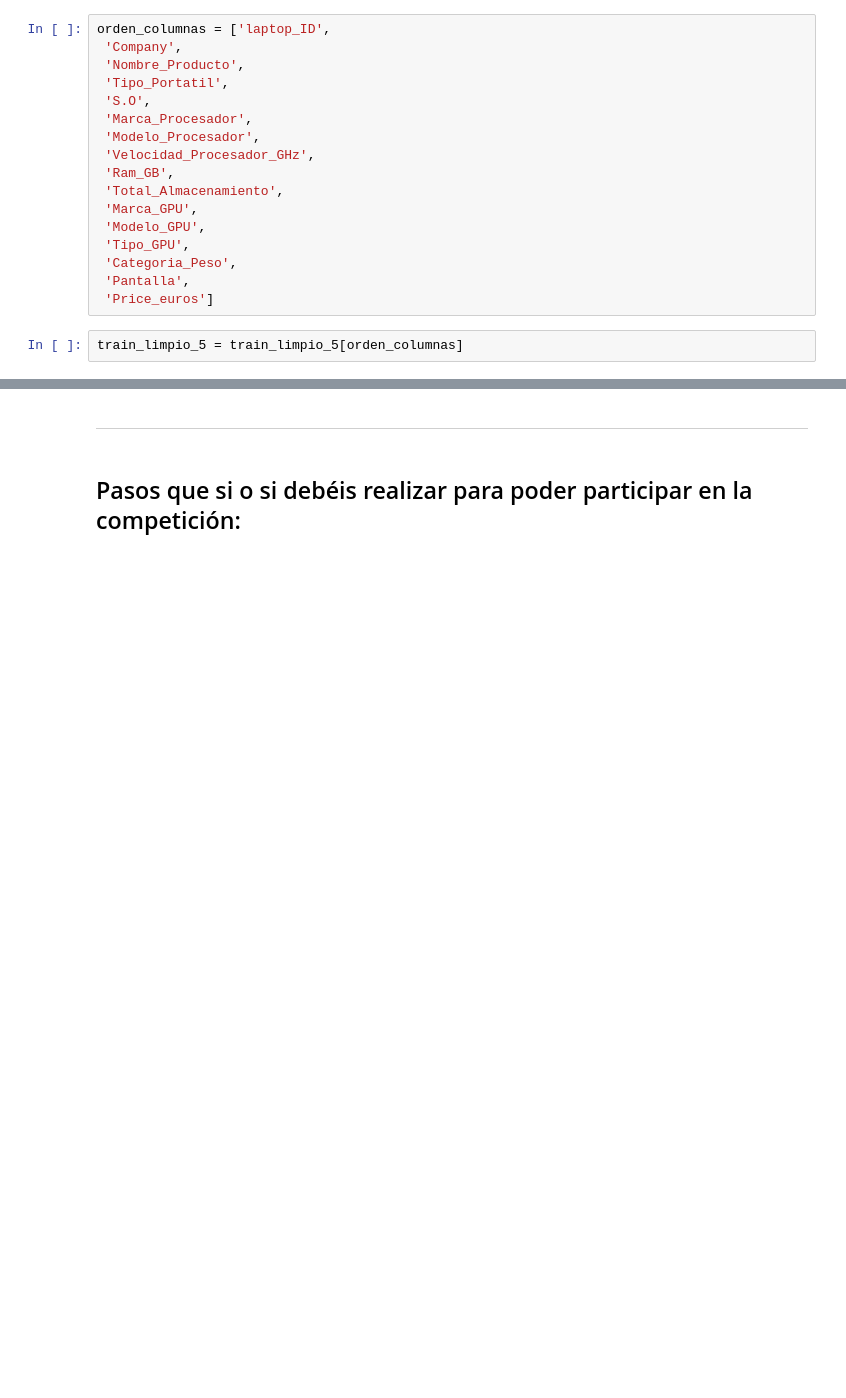
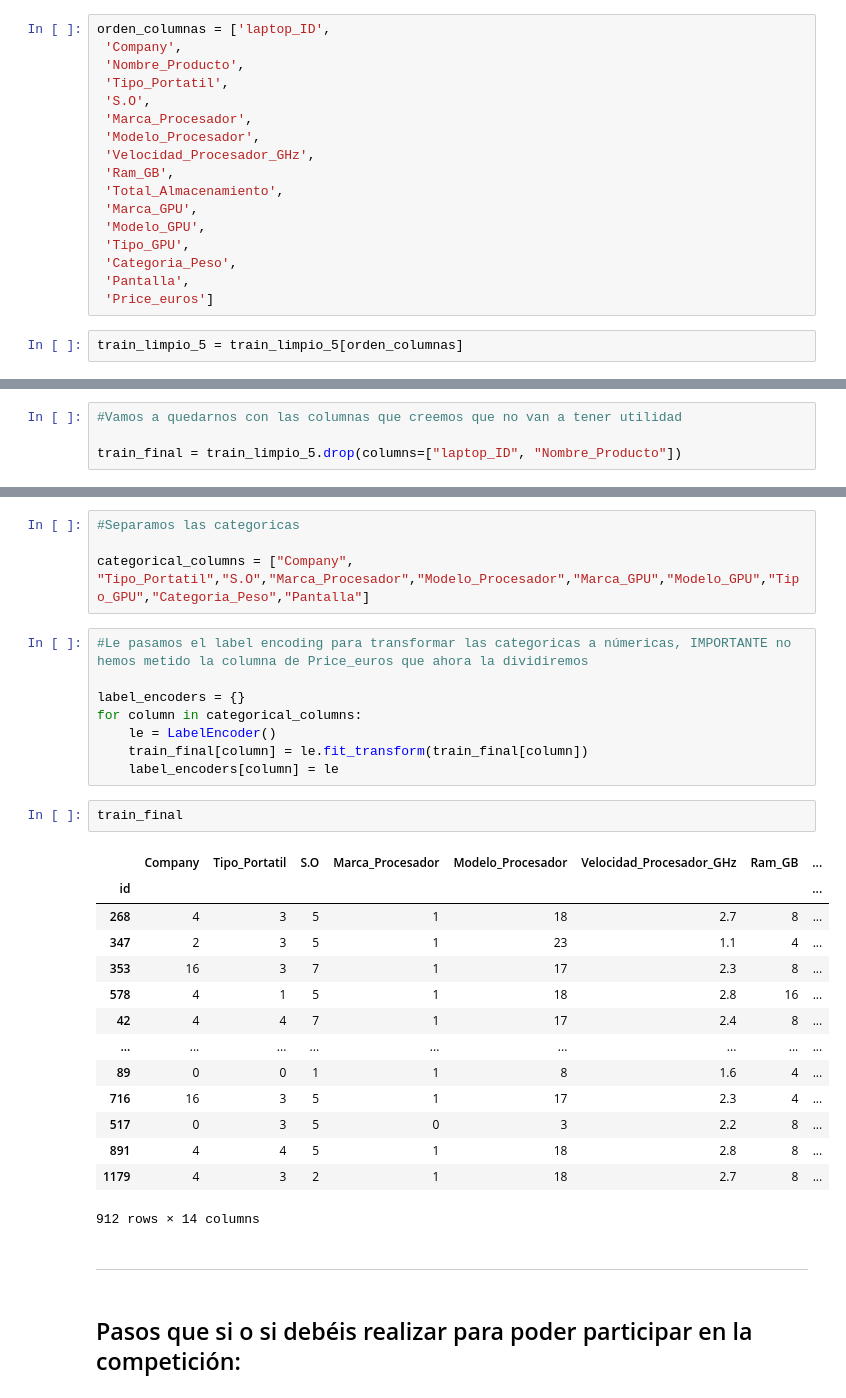
Before and after one commit to RaulSoler/Kaggle_Desafio, a Jupyter notebook: Regresion_Portatiles/Regresion.ipynb, the cells around one changed output, grey strips where cells are left out. Drawn from its saved outputs; the diff is of its cells as text; blank space fills up the shorter version.

```diff
--- a/Regresion_Portatiles/Regresion.ipynb
+++ b/Regresion_Portatiles/Regresion.ipynb
@@ -942,0 +972,4 @@ train_limpio_5.head(5)
+# %%
+#Vamos a quedarnos con las columnas que creemos que no van a tener utilidad
+
+train_final = train_limpio_5.drop(columns=["laptop_ID", "Nombre_Producto"])
@@ -943,3 +986,32 @@ train_limpio_5.head(5)
+# %%
+#Separamos las categoricas
+
+categorical_columns = ["Company", "Tipo_Portatil","S.O","Marca_Procesador","Modelo_Procesador","Marca_GPU","Modelo_GPU","Tipo_GPU","Categoria_Peso","Pantalla"]
+# %%
+#Le pasamos el label encoding para transformar las categoricas a númericas, IMPORTANTE no hemos metido la columna de Price_euros que ahora la dividiremos
+
+label_encoders = {}
+for column in categorical_columns:
+    le = LabelEncoder()
+    train_final[column] = le.fit_transform(train_final[column])
+    label_encoders[column] = le
+# %%
+train_final
+# %% [output]
+|  | Company | Tipo_Portatil | S.O | Marca_Procesador | Modelo_Procesador | Velocidad_Procesador_GHz | Ram_GB | ... |
+| id |  |  |  |  |  |  |  | ... |
+| 268 | 4 | 3 | 5 | 1 | 18 | 2.7 | 8 | ... |
+| 347 | 2 | 3 | 5 | 1 | 23 | 1.1 | 4 | ... |
+| 353 | 16 | 3 | 7 | 1 | 17 | 2.3 | 8 | ... |
+| 578 | 4 | 1 | 5 | 1 | 18 | 2.8 | 16 | ... |
+| 42 | 4 | 4 | 7 | 1 | 17 | 2.4 | 8 | ... |
+| ... | ... | ... | ... | ... | ... | ... | ... | ... |
+| 89 | 0 | 0 | 1 | 1 | 8 | 1.6 | 4 | ... |
+| 716 | 16 | 3 | 5 | 1 | 17 | 2.3 | 4 | ... |
+| 517 | 0 | 3 | 5 | 0 | 3 | 2.2 | 8 | ... |
+| 891 | 4 | 4 | 5 | 1 | 18 | 2.8 | 8 | ... |
+| 1179 | 4 | 3 | 2 | 1 | 18 | 2.7 | 8 | ... |
+912 rows × 14 columns
 # %% [markdown]
 -----------------------------------------------------------------------------------------------------------------
 # %% [markdown]
```
Also changed, not shown: parts of 46 cells of this notebook, 4 other files.
